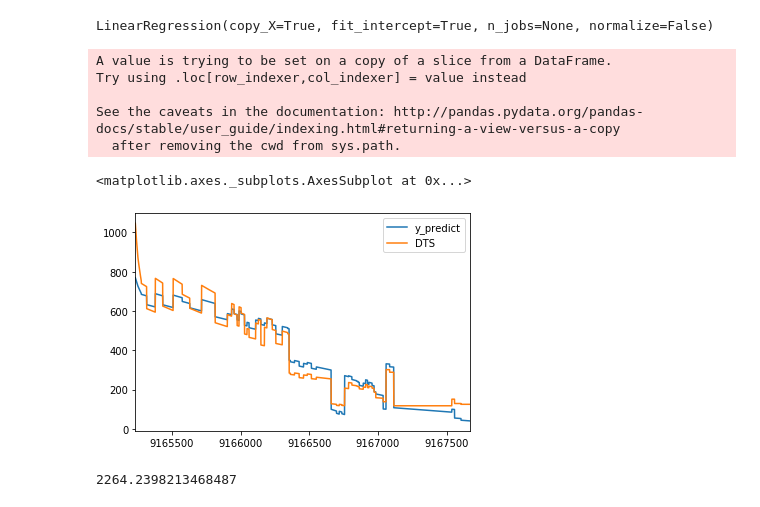
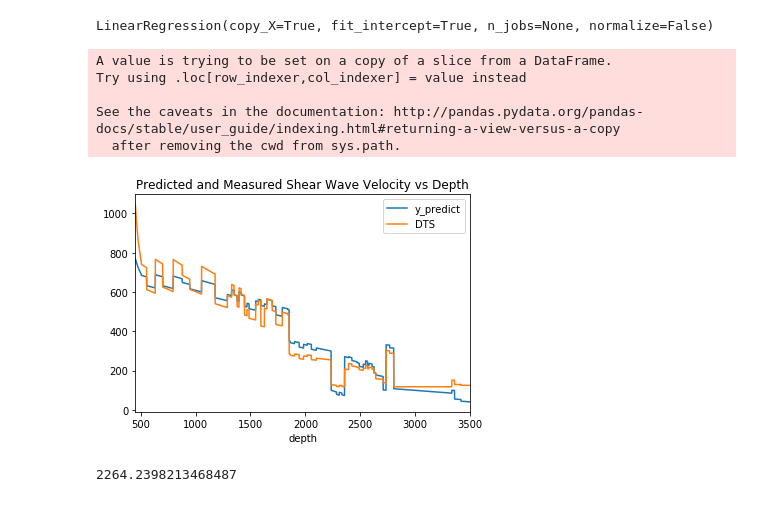
Before and after one commit to dorranh/log-curve-predict, a Jupyter notebook: curve/data_modeling.ipynb, the cells around one changed output. Cells and saved outputs as stored; diff of their text form; code cells hidden in the pictures.

Commit message:
Corrected the figures

```diff
--- a/curve/data_modeling.ipynb
+++ b/curve/data_modeling.ipynb
@@ -31,7 +31,7 @@ test = data[data.well == 1]
 # %%
 train_sample = data[data.well == 1000]
 # %%
-train_sample = train.sample(100000)
+#train_sample = train.sample(100000)
 # %%
 features = ['DTC', 'depth','RHOB', 'x', 'y']
 target = ['DTS']
@@ -50,18 +49,17 @@ LinearRegression(copy_X=True, fit_intercept=True, n_jobs=None, normalize=False)
 # %%
 %matplotlib inline
 
 y_test_pred = reg.predict(test[features])
 test['y_predict'] = y_test_pred
 #test_curve.head()
-test[['y_predict', 'DTS']].plot()
+ax = test[['y_predict', 'DTS', 'depth']].plot(x='depth', title='Predicted and Measured Shear Wave Velocity vs Depth')
 # %% [output]
 A value is trying to be set on a copy of a slice from a DataFrame.
 Try using .loc[row_indexer,col_indexer] = value instead
 
 See the caveats in the documentation: http://pandas.pydata.org/pandas-docs/stable/user_guide/indexing.html#returning-a-view-versus-a-copy
   after removing the cwd from sys.path.
-<matplotlib.axes._subplots.AxesSubplot at 0x...>
-[figure, old version]
+[figure, new version]
 # %%
 from sklearn.metrics import mean_squared_error
 
```
Also changed, not shown: parts of 9 cells of this notebook, 1 other file.
